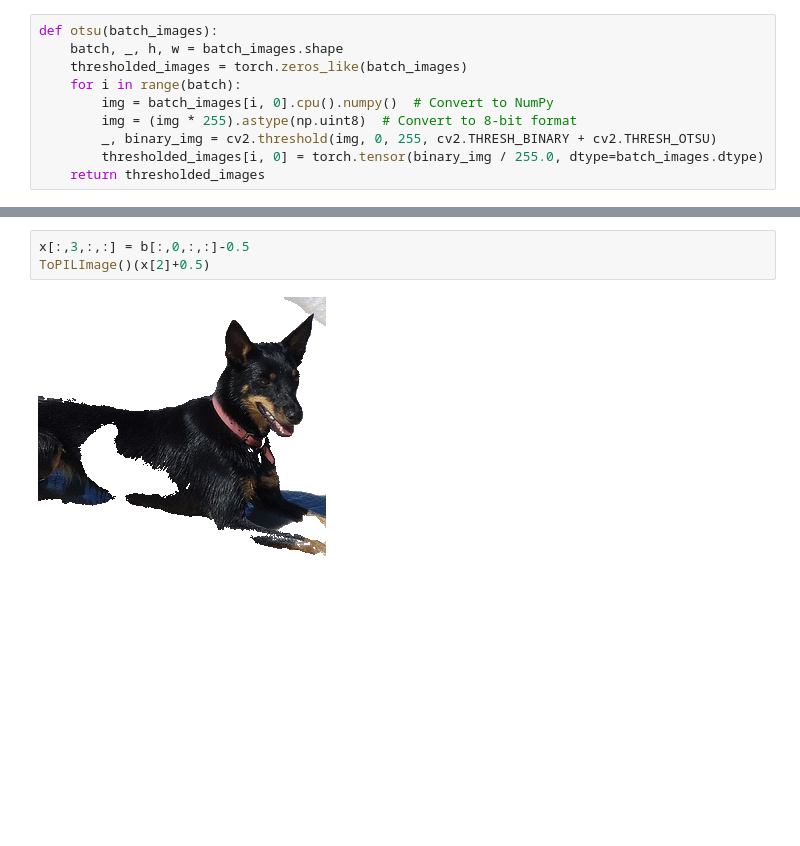
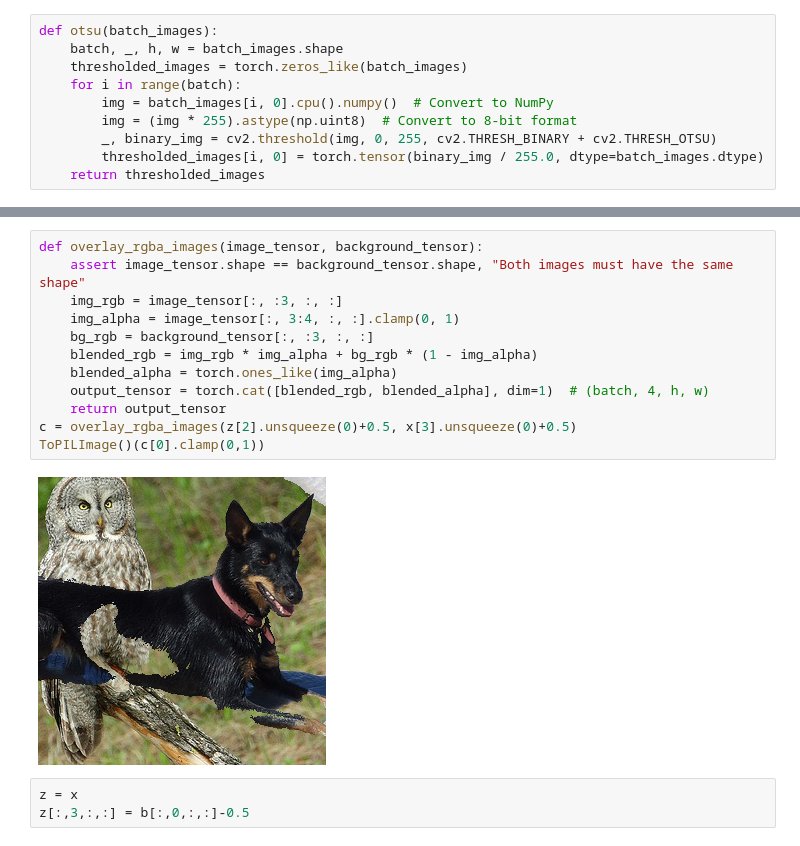
Before and after one commit to danjacobellis/matte, a Jupyter notebook: matte.ipynb, the cells around one changed output, grey strips where cells are left out. Saved outputs shown, nothing was run; the diff lists cells and outputs as text; blank space fills up the shorter version.

Commit message:
overlay

```diff
--- a/matte.ipynb
+++ b/matte.ipynb
@@ -44,5 +38,17 @@ display(ToPILImage()(b2[2].to(torch.float)).resize((288,288),resample=PIL.Image.
-# %%
-x[:,3,:,:] = b[:,0,:,:]-0.5
-ToPILImage()(x[2]+0.5)
-# %% [output]
-[figure, removed]
+# %%
+def overlay_rgba_images(image_tensor, background_tensor):
+    assert image_tensor.shape == background_tensor.shape, "Both images must have the same shape"
+    img_rgb = image_tensor[:, :3, :, :]
+    img_alpha = image_tensor[:, 3:4, :, :].clamp(0, 1)
+    bg_rgb = background_tensor[:, :3, :, :]
+    blended_rgb = img_rgb * img_alpha + bg_rgb * (1 - img_alpha)
+    blended_alpha = torch.ones_like(img_alpha)
+    output_tensor = torch.cat([blended_rgb, blended_alpha], dim=1)  # (batch, 4, h, w)
+    return output_tensor
+c = overlay_rgba_images(z[2].unsqueeze(0)+0.5, x[3].unsqueeze(0)+0.5)
+ToPILImage()(c[0].clamp(0,1))
+# %% [output]
+[figure, added]
+# %%
+z = x
+z[:,3,:,:] = b[:,0,:,:]-0.5
```
Also changed, not shown: parts of 3 cells of this notebook.
